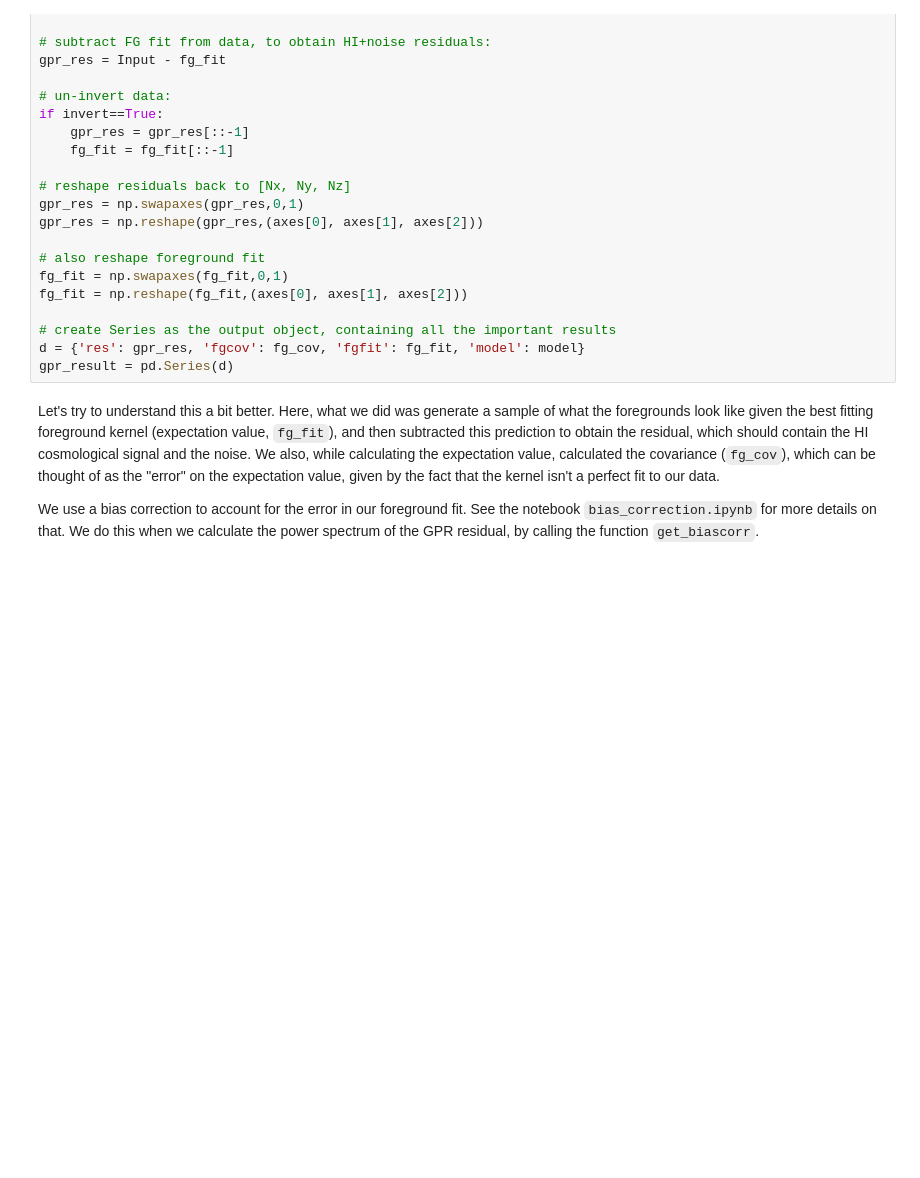
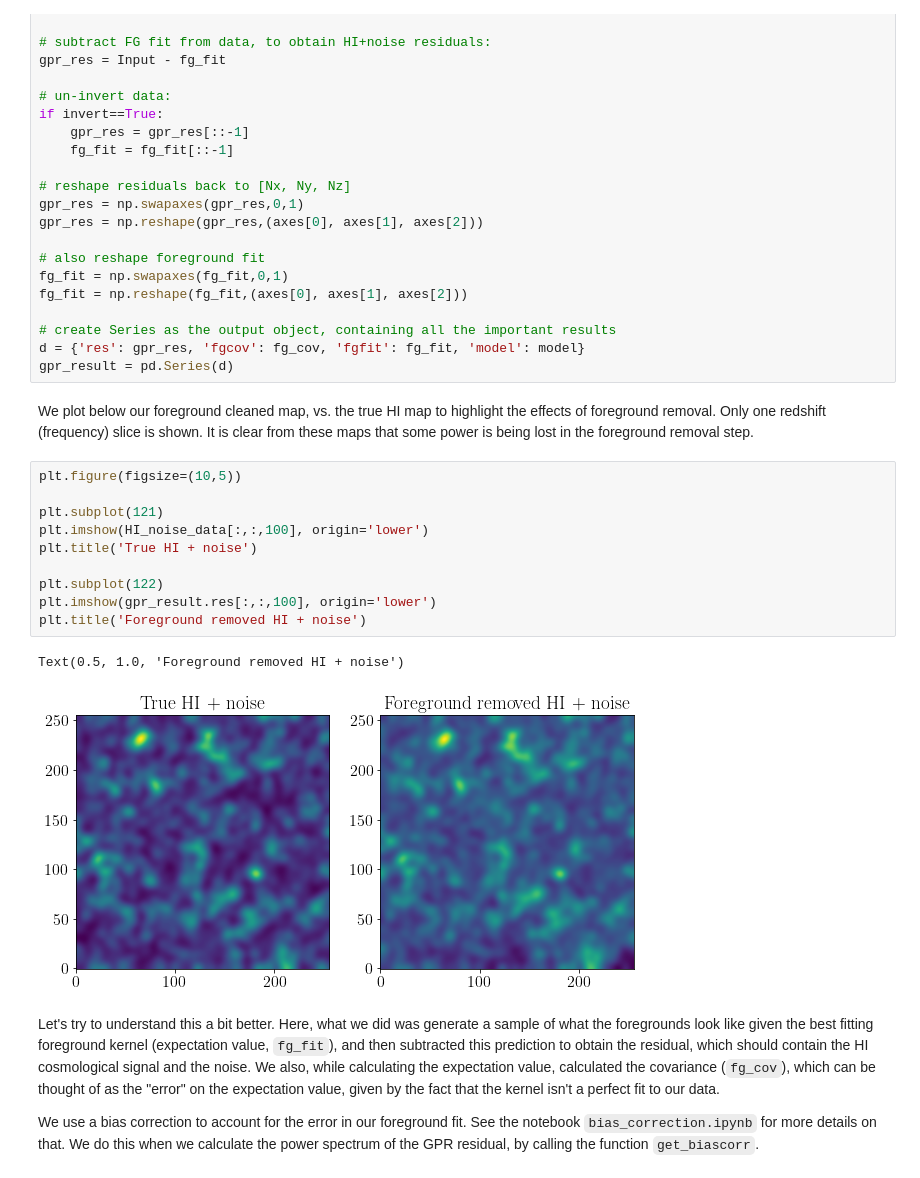
Before and after one commit to paulassoares/gpr4im, a Jupyter notebook: Jupyter Notebooks/GPR_workshop.ipynb, the cells around one changed output. Drawn from its saved outputs; the diff is of its cells as text; blank space fills up the shorter version.

```diff
--- a/Jupyter Notebooks/GPR_workshop.ipynb
+++ b/Jupyter Notebooks/GPR_workshop.ipynb
@@ -227,6 +230,21 @@ fg_fit = np.reshape(fg_fit,(axes[0], axes[1], axes[2]))
 # create Series as the output object, containing all the important results
 d = {'res': gpr_res, 'fgcov': fg_cov, 'fgfit': fg_fit, 'model': model}
 gpr_result = pd.Series(d)
+# %% [markdown]
+We plot below our foreground cleaned map, vs. the true HI map to highlight the effects of foreground removal. Only one redshift (frequency) slice is shown. It is clear from these maps that some power is being lost in the foreground removal step.
+# %%
+plt.figure(figsize=(10,5))
+
+plt.subplot(121)
+plt.imshow(HI_noise_data[:,:,100], origin='lower')
+plt.title('True HI + noise')
+
+plt.subplot(122)
+plt.imshow(gpr_result.res[:,:,100], origin='lower')
+plt.title('Foreground removed HI + noise')
+# %% [output]
+Text(0.5, 1.0, 'Foreground removed HI + noise')
+[figure, added]
 # %% [markdown]
 Let's try to understand this a bit better. Here, what we did was generate a sample of what the foregrounds look like given the best fitting foreground kernel (expectation value, `fg_fit`), and then subtracted this prediction to obtain the residual, which should contain the HI cosmological signal and the noise. We also, while calculating the expectation value, calculated the covariance (`fg_cov`), which can be thought of as the "error" on the expectation value, given by the fact that the kernel isn't a perfect fit to our data.
 
```
Also changed, not shown: parts of 2 cells of this notebook, 1 other file.
